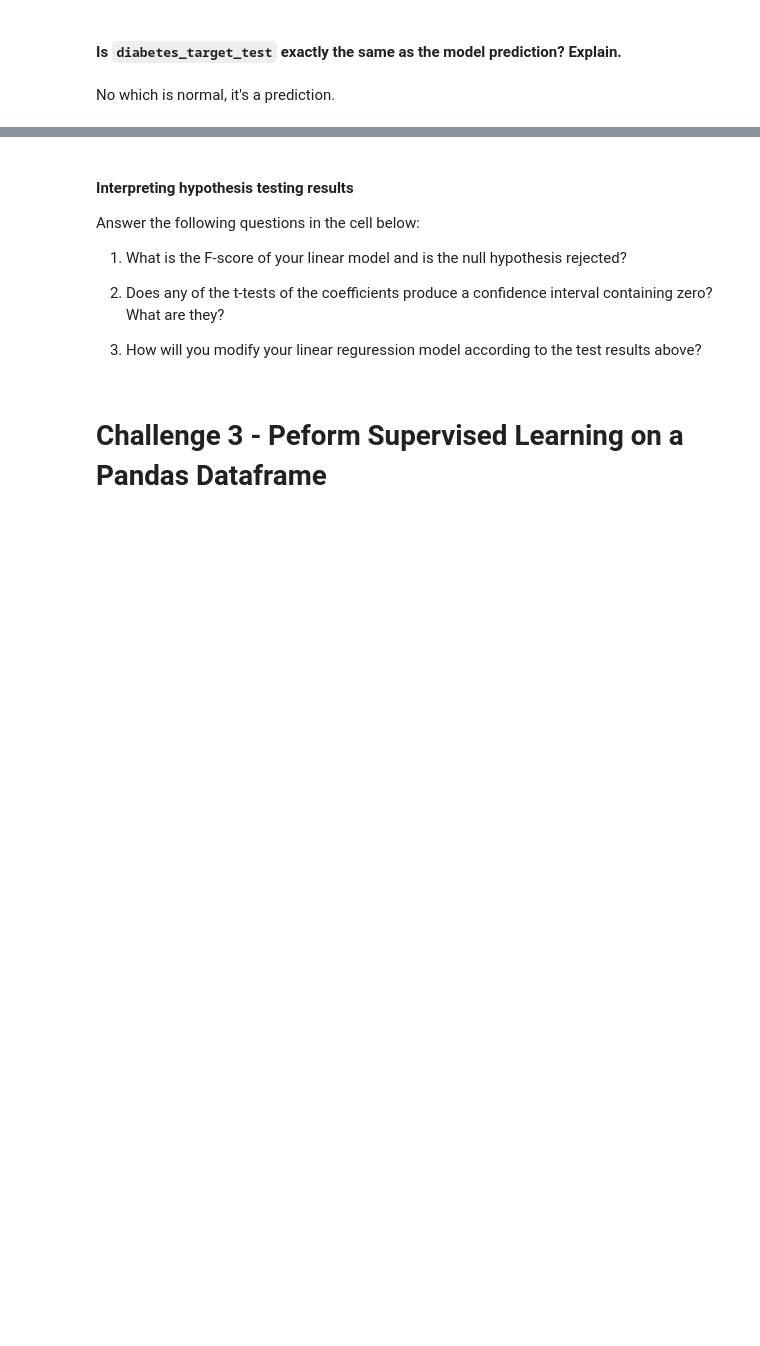
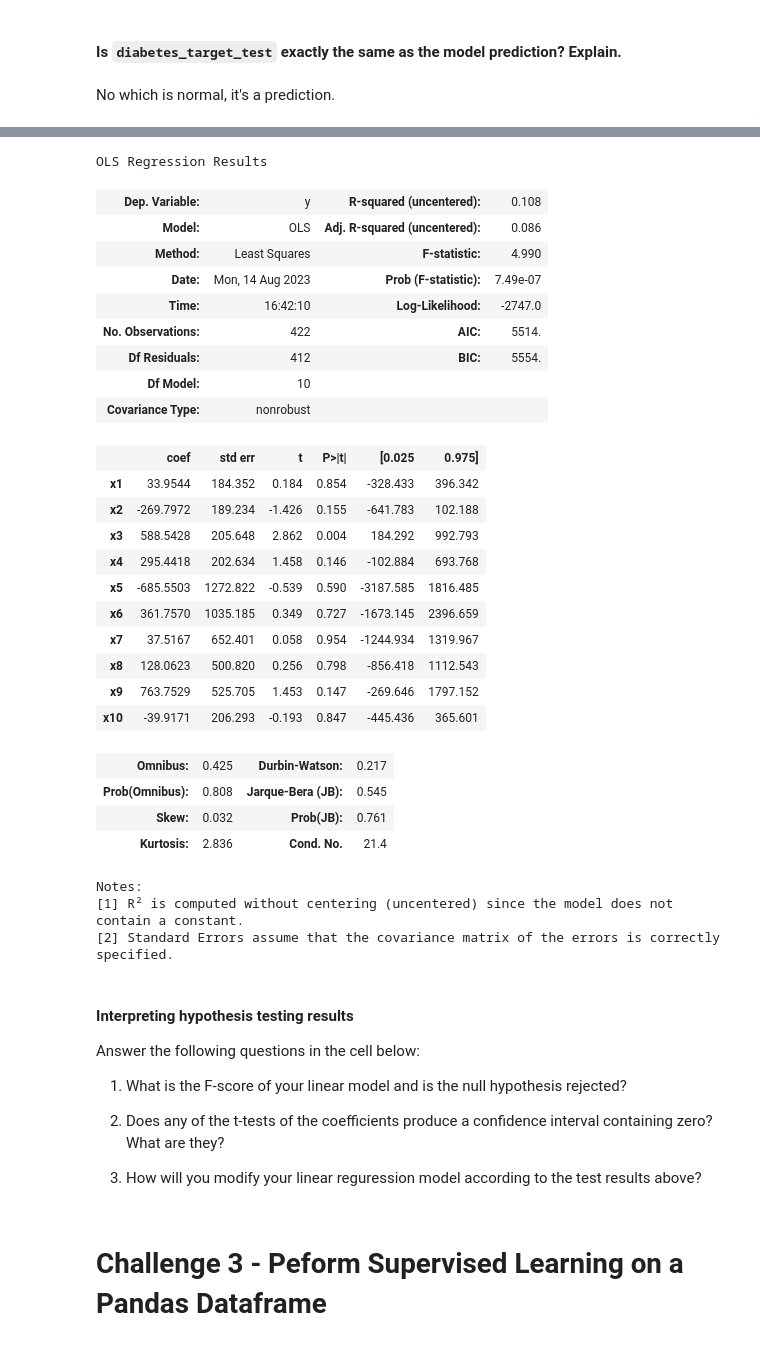
Before and after one commit to Dogmael/DAFT_0307, a Jupyter notebook: module_3/Lab_7_Supervised-Sklearn/your-code/main.ipynb, the cells around one changed output, grey strips where cells are left out. Cells and saved outputs as stored; diff of their text form; code cells hidden in the pictures; blank space fills up the shorter version.

```diff
--- a/module_3/Lab_7_Supervised-Sklearn/your-code/main.ipynb
+++ b/module_3/Lab_7_Supervised-Sklearn/your-code/main.ipynb
@@ -137,3 +170,36 @@ Your output should look like:
+# %%
+model_sm = sm.OLS(diabetes_target_train,diabetes_data_train)
+results_sm = model_sm.fit()
+results_sm.summary()
+# %% [output]
+OLS Regression Results
+| Dep. Variable: | y | R-squared (uncentered): | 0.108 |
+| Model: | OLS | Adj. R-squared (uncentered): | 0.086 |
+| Method: | Least Squares | F-statistic: | 4.990 |
+| Date: | Mon, 14 Aug 2023 | Prob (F-statistic): | 7.49e-07 |
+| Time: | 16:42:10 | Log-Likelihood: | -2747.0 |
+| No. Observations: | 422 | AIC: | 5514. |
+| Df Residuals: | 412 | BIC: | 5554. |
+| Df Model: | 10 |  |  |
+| Covariance Type: | nonrobust |  |  |
+|  | coef | std err | t | P>|t| | [0.025 | 0.975] |
+| x1 | 33.9544 | 184.352 | 0.184 | 0.854 | -328.433 | 396.342 |
+| x2 | -269.7972 | 189.234 | -1.426 | 0.155 | -641.783 | 102.188 |
+| x3 | 588.5428 | 205.648 | 2.862 | 0.004 | 184.292 | 992.793 |
+| x4 | 295.4418 | 202.634 | 1.458 | 0.146 | -102.884 | 693.768 |
+| x5 | -685.5503 | 1272.822 | -0.539 | 0.590 | -3187.585 | 1816.485 |
+| x6 | 361.7570 | 1035.185 | 0.349 | 0.727 | -1673.145 | 2396.659 |
+| x7 | 37.5167 | 652.401 | 0.058 | 0.954 | -1244.934 | 1319.967 |
+| x8 | 128.0623 | 500.820 | 0.256 | 0.798 | -856.418 | 1112.543 |
+| x9 | 763.7529 | 525.705 | 1.453 | 0.147 | -269.646 | 1797.152 |
+| x10 | -39.9171 | 206.293 | -0.193 | 0.847 | -445.436 | 365.601 |
+| Omnibus: | 0.425 | Durbin-Watson: | 0.217 |
+| Prob(Omnibus): | 0.808 | Jarque-Bera (JB): | 0.545 |
+| Skew: | 0.032 | Prob(JB): | 0.761 |
+| Kurtosis: | 2.836 | Cond. No. | 21.4 |
+Notes:
+[1] R² is computed without centering (uncentered) since the model does not contain a constant.
+[2] Standard Errors assume that the covariance matrix of the errors is correctly specified.
 # %% [markdown]
 #### Interpreting hypothesis testing results
 
```
Also changed, not shown: parts of 8 cells of this notebook, 1 other file.
